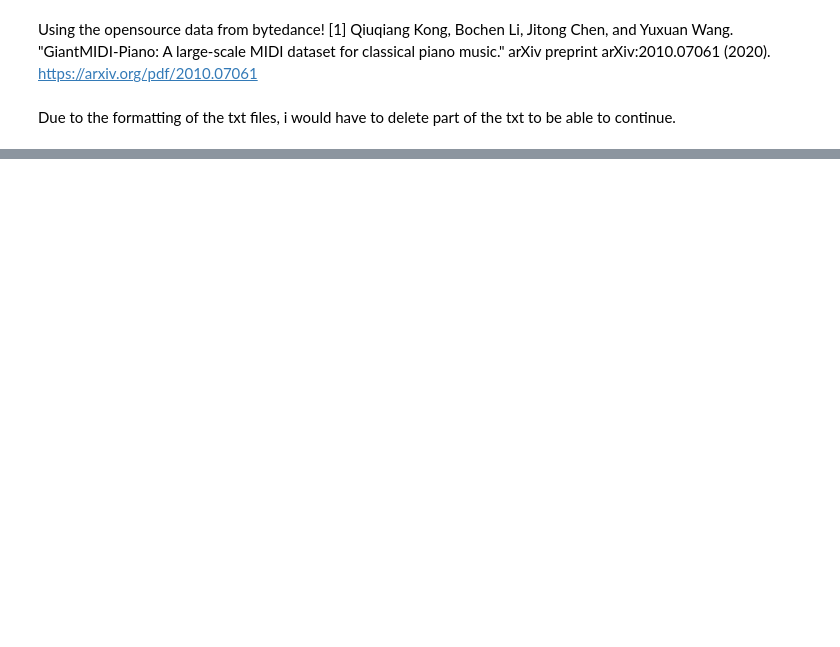
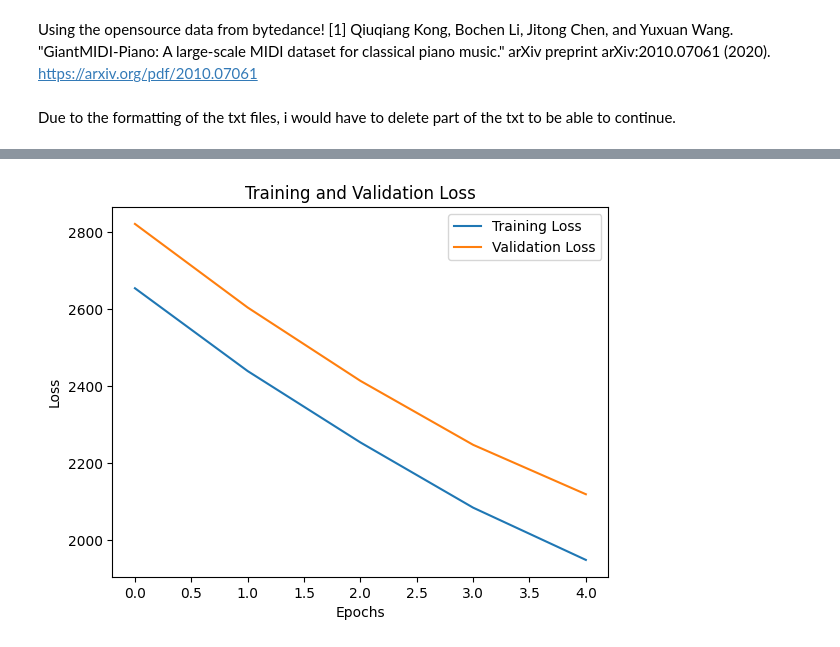
Before and after one commit to sunsetbb/Best-Use-of-Datasets-Marshall-Wace-2023, a Jupyter notebook: models.ipynb, the cells around one changed output, grey strips where cells are left out. Cells and saved outputs as stored; diff of their text form; code cells hidden in the pictures; blank space fills up the shorter version.

```diff
--- a/models.ipynb
+++ b/models.ipynb
@@ -53,6 +53,10 @@ import numpy as np
 from sklearn.model_selection import train_test_split
 from keras.models import Sequential
 from keras.layers import LSTM, Dense
+from keras.models import clone_model
+import tensorflow as tf
+from keras.utils import to_categorical
+from sklearn.model_selection import KFold, cross_val_score
 
 # Directory containing the text files
 directory = 'datasetsound'
@@ -79,15 +83,15 @@ for file in files:
 
             # Convert the data into a DataFrame with specific headers
             df = pd.DataFrame(data, columns=custom_headers)
-
+        df = df[(df['alignSitch'] != '-1') & (df['alignSitch'] != '*')]
         # Store the DataFrame in the dictionary
         dataframes[file] = df
 
         # Display the DataFrame shape for understanding
-        print(f"Shape for {file}: {df.shape}")
-        print(f"DataFrame for {file}:")
-        print(df.head(5))
-        print("-" * 50)  # Separator for better readability
+        # print(f"Shape for {file}: {df.shape}")
+        # print(f"DataFrame for {file}:")
+        # print(df.head(5))
+        # print("-" * 50)  # Separator for better readability
 
 all_sitch_values = []
 
@@ -95,11 +99,14 @@ for df in dataframes.values():
     all_sitch_values.extend(df['alignSitch'].unique())
 
 unique_sitch_array = np.sort(np.array(list(set(all_sitch_values))))
+# print("unique_sitch_array: ",unique_sitch_array)
+# print("len(unique_sitch_array): ",len(unique_sitch_array))
 
 def train_lstm_on_dataset(data):
     sequence_length = 10  # Define the sequence length
 
     data = data['alignSitch'].values.astype('float32')  # Convert data to float32
+    # print("data: ",data)
 
     sequences = []
     next_sitch = []
@@ -111,9 +118,12 @@ def train_lstm_on_dataset(data):
     X = np.array(sequences)
     y = np.array(next_sitch)
 
+    # Split the data into training, validation, and test sets
     X_train, X_test, y_train, y_test = train_test_split(X, y, test_size=0.2, random_state=42)
+    X_train, X_val, y_train, y_val = train_test_split(X_train, y_train, test_size=0.25, random_state=42)  # 0.25 x 0.8 = 0.2
 
     X_train = np.reshape(X_train, (X_train.shape[0], X_train.shape[1], 1))
+    X_val = np.reshape(X_val, (X_val.shape[0], X_val.shape[1], 1))
     X_test = np.reshape(X_test, (X_test.shape[0], X_test.shape[1], 1))
 
     model = Sequential()
@@ -123,20 +133,85 @@ def train_lstm_on_dataset(data):
 
     model.compile(optimizer='adam', loss='mean_squared_error')
 
-    model.fit(X_train, y_train, epochs=5, batch_size=32)
+    history = model.fit(X_train, y_train, epochs=5, batch_size=32, validation_data=(X_val, y_val))
 
     loss = model.evaluate(X_test, y_test)
     print(f"Test Loss: {loss}")
-
+    # Plot training and validation loss
+    plt.plot(history.history['loss'], label='Training Loss')
+    plt.plot(history.history['val_loss'], label='Validation Loss')
+    plt.xlabel('Epochs')
+    plt.ylabel('Loss')
+    plt.title('Training and Validation Loss')
+    plt.legend()
+    plt.show()
     return model
 
 # Dictionary to store trained models
 trained_models = {}
+kfold = KFold(n_splits=5, shuffle=True, random_state=42)
 
 # Train LSTM model on each DataFrame
+countt = 0
 for file, df in dataframes.items():
+    print("countt: ",countt)
     indices = np.searchsorted(unique_sitch_array, df['alignSitch'])
     df['alignSitch'] = indices
     model = train_lstm_on_dataset(df)
     trained_models[file] = model
+    countt +=1
+    if countt > 51:
+        break
+
+
+# ['A1' 'A2' 'A3' 'A4' 'A5' 'A6' 'B0' 'B1' 'B2' 'B3' 'B4' 'B5' 'B6' 'Bb0'
+#  'Bb1' 'Bb2' 'Bb3' 'Bb4' 'Bb5' 'Bb6' 'C#1' 'C#2' 'C#3' 'C#4' 'C#5' 'C#6'
+#  'C#7' 'C1' 'C2' 'C3' 'C4' 'C5' 'C6' 'C7' 'D1' 'D2' 'D3' 'D4' 'D5' 'D6'
+#  'D7' 'E1' 'E2' 'E3' 'E4' 'E5' 'E6' 'E7' 'Eb1' 'Eb2' 'Eb3' 'Eb4' 'Eb5'
+#  'Eb6' 'Eb7' 'F#1' 'F#2' 'F#3' 'F#4' 'F#5' 'F#6' 'F#7' 'F1' 'F2' 'F3' 'F4'
+#  'F5' 'F6' 'F7' 'G#1' 'G#2' 'G#3' 'G#4' 'G#5' 'G#6' 'G#7' 'G1' 'G2' 'G3'
+#  'G4' 'G5' 'G6' 'G7']
+    # Example usage to get an ensemble prediction for a new dataset 'new_data'
+    # Assuming new_data is a DataFrame similar to the training data
+file_path = 'MIDI-Unprocessed_11_R1_2011_MID--AUDIO_R1-D4_07_Track07_wav_corresp.txt'
+custom_headers = ['alignID', 'alignOntime', 'alignSitch', 'alignPitch', 'alignOnvel', 'refID', 'refOntime', 'refSitch', 'refPitch', 'refOnvel']
+def preprocess_data(file_path, custom_headers):
+    with open(file_path, 'r') as f:
+        # Skip the first line
+        lines = f.readlines()[1:]
+        data = [line.strip().split('\t') for line in lines]
+        # Convert the data into a DataFrame with specific headers
+        tempdf = pd.DataFrame(data, columns=custom_headers)
+
+    tempdf = tempdf[(tempdf['alignSitch'] != '-1') & (tempdf['alignSitch'] != '*')]
+
+    # Assuming unique_sitch_array is defined
+    unique_sitch_array = np.unique(tempdf['alignSitch'].values)
+    indices = np.searchsorted(unique_sitch_array, tempdf['alignSitch'])
+    tempdf['alignSitch'] = indices
+
+    return tempdf
+
+# Example of creating an ensemble of LSTM models
+def train_lstm_ensemble(file_path, custom_headers, num_models):
+    models = []
+    for _ in range(num_models):
+        preprocessed_data = preprocess_data(file_path, custom_headers)
+        model = train_lstm_on_dataset(preprocessed_data)
+        models.append(model)
+    return models
+
+with open(file_path, 'r') as f:
+        # Skip the first line
+    lines = f.readlines()[1:]
+    data = [line.strip().split('\t') for line in lines]
+    # Convert the data into a DataFrame with specific headers
+    tempdf = pd.DataFrame(data, columns=custom_headers)
+tempdf = tempdf[(tempdf['alignSitch'] != '-1') & (tempdf['alignSitch'] != '*')]
+indices = np.searchsorted(unique_sitch_array, df['alignSitch'])
+tempdf['alignSitch'] = indices
+model = train_lstm_on_dataset(tempdf)
+
+num_models = 5
+ensemble_models = train_lstm_ensemble(file_path, custom_headers, num_models)
 # %% [output]
@@ -159,0 +231 @@ Epoch 9/10
+[figure, added]
```
Also changed, not shown: parts of 2 cells of this notebook, 1 other file.
